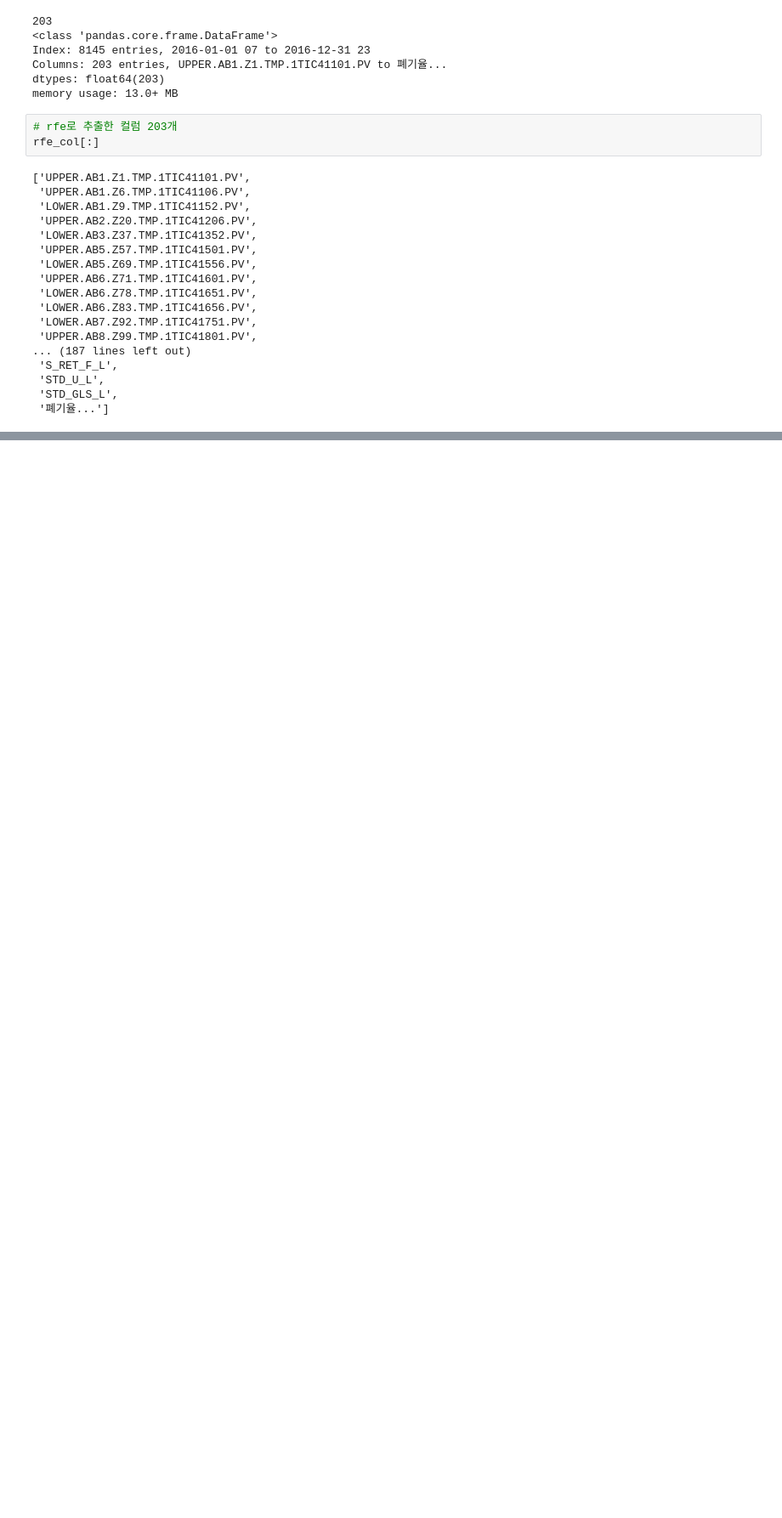
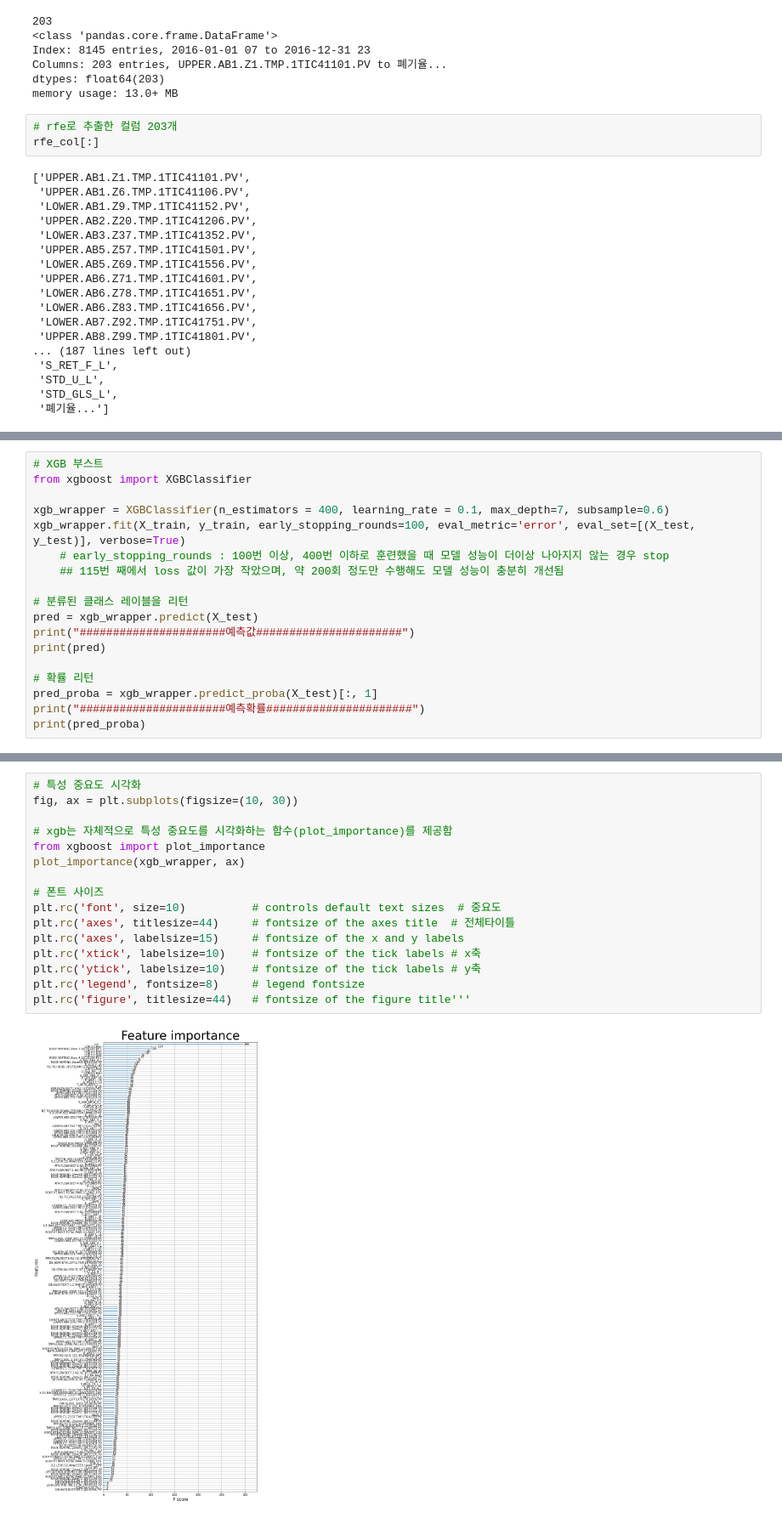
Before and after one commit to ammobam/Display_SensorData, a Jupyter notebook: 210812_ML_프로젝트_흐름총정리.ipynb, the cells around one changed output, grey strips where cells are left out. Shown: that part at 85% size. Cells and saved outputs as stored; diff of their text form; blank space fills up the shorter version.

Commit message:
RFE 이용하여 203개 컬럼 추림 : 325개 컬럼에 대해 파라미터 조정한 XGBoost 모델로 RFE 수행

```diff
--- a/210812_ML_프로젝트_흐름총정리.ipynb
+++ b/210812_ML_프로젝트_흐름총정리.ipynb
@@ -936,0 +964,18 @@ rfe_col[:]
+# %%
+# XGB 부스트
+from xgboost import XGBClassifier
+
+xgb_wrapper = XGBClassifier(n_estimators = 400, learning_rate = 0.1, max_depth=7, subsample=0.6)
+xgb_wrapper.fit(X_train, y_train, early_stopping_rounds=100, eval_metric='error', eval_set=[(X_test, y_test)], verbose=True)
+    # early_stopping_rounds : 100번 이상, 400번 이하로 훈련했을 때 모델 성능이 더이상 나아지지 않는 경우 stop
+    ## 115번 째에서 loss 값이 가장 작았으며, 약 200회 정도만 수행해도 모델 성능이 충분히 개선됨
+
+# 분류된 클래스 레이블을 리턴
+pred = xgb_wrapper.predict(X_test)
+print("######################예측값######################")
+print(pred)
+
+# 확률 리턴
+pred_proba = xgb_wrapper.predict_proba(X_test)[:, 1]
+print("######################예측확률######################")
+print(pred_proba)
@@ -936,0 +1027,18 @@ rfe_col[:]
+# %%
+# 특성 중요도 시각화
+fig, ax = plt.subplots(figsize=(10, 30))
+
+# xgb는 자체적으로 특성 중요도를 시각화하는 함수(plot_importance)를 제공함
+from xgboost import plot_importance
+plot_importance(xgb_wrapper, ax)
+
+# 폰트 사이즈
+plt.rc('font', size=10)          # controls default text sizes  # 중요도
+plt.rc('axes', titlesize=44)     # fontsize of the axes title  # 전체타이틀
+plt.rc('axes', labelsize=15)     # fontsize of the x and y labels
+plt.rc('xtick', labelsize=10)    # fontsize of the tick labels # x축
+plt.rc('ytick', labelsize=10)    # fontsize of the tick labels # y축
+plt.rc('legend', fontsize=8)     # legend fontsize
+plt.rc('figure', titlesize=44)   # fontsize of the figure title'''
+# %% [output]
+[figure, added]
```
Also changed, not shown: parts of 12 cells of this notebook.
